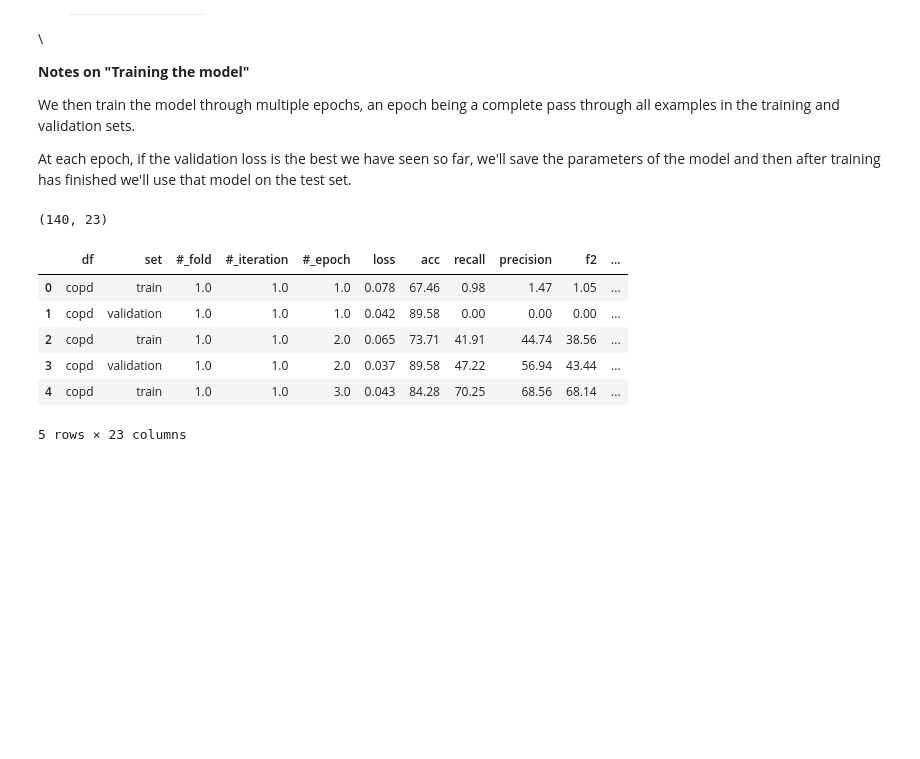
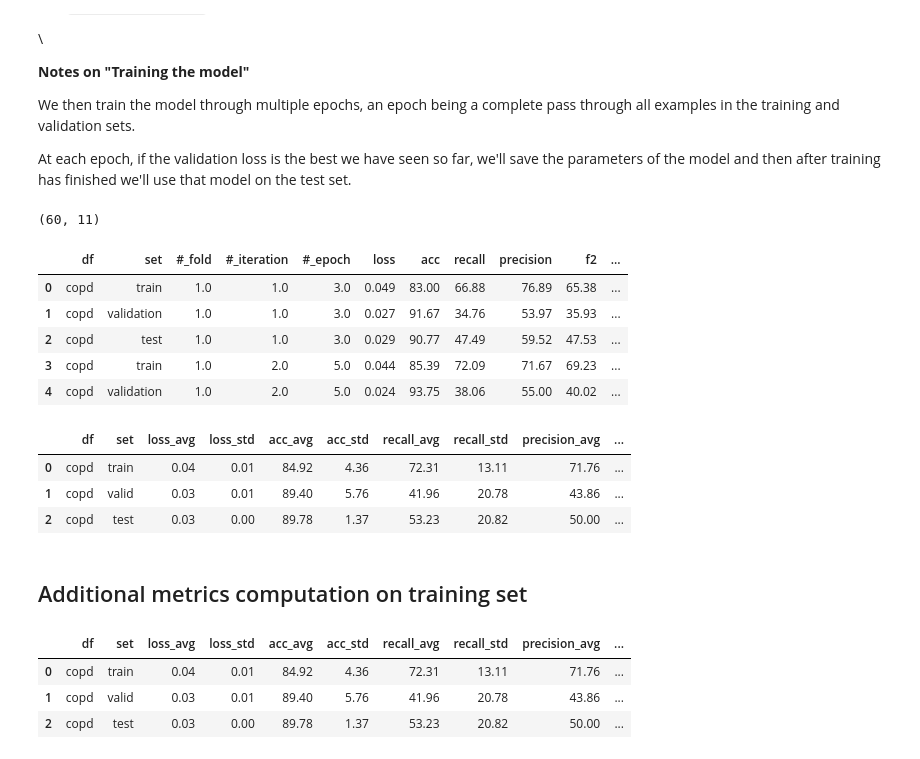
Before and after one commit to aliromagnoli/Baseline-Text-Classification, a Jupyter notebook: Neural_Network_approach.ipynb, the cells around one changed output. Cells and saved outputs as stored; diff of their text form; code cells hidden in the pictures; blank space fills up the shorter version.

```diff
--- a/Neural_Network_approach.ipynb
+++ b/Neural_Network_approach.ipynb
@@ -469,6 +436,8 @@ def evaluate_model(model, iterator, criterion, epoch, fold, iteration, res, set_
   epoch_precision = 0
   epoch_f2 = 0
   epoch_f3 = 0
+  pred = []
+  target = []
 
   model.eval() #puts the model in "evaluation mode", which turns off dropout and batch normalization
 
@@ -480,6 +449,8 @@ def evaluate_model(model, iterator, criterion, epoch, fold, iteration, res, set_
       text, text_lengths = batch.text
 
       predictions = model(text, text_lengths).squeeze(1)
+      pred.append(predictions.cpu())
+      target.append(batch.label.cpu())
 
       loss = criterion(predictions, batch.label)
 
@@ -504,9 +475,7 @@ def evaluate_model(model, iterator, criterion, epoch, fold, iteration, res, set_
              "f2" : round((epoch_f2 / len(iterator))*100, 2),
              "f3" : round((epoch_f3 / len(iterator))*100, 2)}
 
-  res = save_results(metrics, res)
-
-  return res
+  return metrics, pred, target
 # %% [markdown]
 **Evaluate_model method notes:**
 
@@ -522,3 +491,9 @@ def epoch_time(start_time, end_time):
   elapsed_mins = int(elapsed_time / 60)
   elapsed_secs = int(elapsed_time - (elapsed_mins * 60))
   return elapsed_mins, elapsed_secs
+# %%
+def update_results(res, train, val, test):
+  res = res.append(train, ignore_index=True)
+  res = res.append(val, ignore_index=True)
+  res = res.append(test, ignore_index=True)
+  return res
@@ -671,9 +662,9 @@ for j in range(len(SEED)):
     #train the model through multiple epochs
     #EPOCH: complete pass through all examples in the training and validation sets
 
-    N_EPOCHS = 3
+    N_EPOCHS = 5
 
-    best_valid_loss = float('inf')
+    best_val_results = {"loss" : 1}
 
     # TRAINING THE MODEL
 
@@ -688,9 +679,9 @@ for j in range(len(SEED)):
       start_time = time.time()
 
       #training
-      res = train_model(model, train_iterator, optimizer, criterion, epoch+1, j+1, k+1, res)
+      train_results, train_preds, train_target = train_model(model, train_iterator, optimizer, criterion, epoch+1, j+1, k+1, res)
       #evaluation
-      res = evaluate_model(model, valid_iterator, criterion, epoch+1, j+1, k+1, res, "validation")
+      val_results, valid_preds, valid_target = evaluate_model(model, valid_iterator, criterion, epoch+1, j+1, k+1, res, "validation")
 
       #computation of time
       end_time = time.time()
@@ -699,27 +690,31 @@ for j in range(len(SEED)):
       #at each epoch, if the validation loss is the best seen so far,
       #we'll save the parameters of the model and then, after training has finished,
       #we'll use that model on the test set
-      if res["loss"].iloc[-1] < best_valid_loss:
-          best_valid_loss = res["loss"].iloc[-1]
+      if val_results["loss"] < best_val_results["loss"]:
+          best_train_results = train_results
+          best_val_results = val_results
           torch.save(model.state_dict(), 'tut2-model.pt')
 
       #results for each epoch
       #print(f'Epoch: {epoch+1:02} | Epoch Time: {epoch_mins}m {epoch_secs}s')
-      #print(f'\tTrain Loss: {res["loss"].iloc[-2]} | Train Acc: {res["acc"].iloc[-2]}% | Train Recall: {res["recall"].iloc[-2]}% | Train Precision: {res["precision"].iloc[-2]}% | Train F2: {res["f2"].iloc[-2]}% | Train F3: {res["f3"].iloc[-2]}%')
-      #print(f'\t Val. Loss: {res["loss"].iloc[-1]} |  Val. Acc: {res["acc"].iloc[-1]}% | Val. Recall: {res["recall"].iloc[-1]}% | Val. Precision: {res["precision"].iloc[-1]}% | Val. F2: {res["f2"].iloc[-1]}% | Val. F3: {res["f3"].iloc[-1]}%')
+      #print(f'\tTrain Loss: {train_results["loss"]} | Train Acc: {train_results["acc"]}% | Train Recall: {train_results["recall"]}% | Train Precision: {train_results["precision"]}% | Train F2: {train_results["f2"]}% | Train F3: {train_results["f3"]}%')
+      #print(f'\t Val. Loss: {val_results["loss"]} |  Val. Acc: {val_results["acc"]}% | Val. Recall: {val_results["recall"]}% | Val. Precision: {val_results["precision"]}% | Val. F2: {val_results["f2"]}% | Val. F3: {val_results["f3"]}%')
 
     # RESULTS ON TRAIN AND VALIDATION SET WITH THE BEST MODEL
 
+    print(f'Epoch: {best_train_results["#_epoch"]}')
+    print(f'\tTrain Loss: {best_train_results["loss"]} | Train Acc: {best_train_results["acc"]}% | Train Recall: {best_train_results["recall"]}% | Train Precision: {best_train_results["precision"]}% | Train F2: {best_train_results["f2"]}% | Train F3: {best_train_results["f3"]}%')
+    print(f'\t Val. Loss: {best_val_results["loss"]} |  Val. Acc: {best_val_results["acc"]}% | Val. Recall: {best_val_results["recall"]}% | Val. Precision: {best_val_results["precision"]}% | Val. F2: {best_val_results["f2"]}% | Val. F3: {best_val_results["f3"]}%')
 
 
     # RESULTS ON TEST SET
 
     #test loss and accuracy (using parameters that gave the best validation loss)
     model.load_state_dict(torch.load('tut2-model.pt'))
-    res = evaluate_model(model, test_iterator, criterion, epoch+1, j+1, k+1, res, "test")
-    print(f'\nTest Loss: {res["loss"].iloc[-1]} | Test Acc: {res["acc"].iloc[-1]}% | Test Recall: {res["recall"].iloc[-1]}% | Test Precision: {res["precision"].iloc[-1]}% | Test F2: {res["f2"].iloc[-1]}% | Test F3: {res["f3"].iloc[-1]}%')
+    test_results, test_preds, test_target = evaluate_model(model, test_iterator, criterion, best_train_results["#_epoch"], j+1, k+1, res, "test")
+    print(f'\nTest Loss: {test_results["loss"]} | Test Acc: {test_results["acc"]}% | Test Recall: {test_results["recall"]}% | Test Precision: {test_results["precision"]}% | Test F2: {test_results["f2"]}% | Test F3: {test_results["f3"]}%')
 
-    res = compute_avg_and_std(res)
+    res = update_results(res, best_train_results, best_val_results, test_results)
 # %% [output]
 Label distribution in training set: Counter({0: 705, 1: 352})
 
@@ -799,13 +794,22 @@ We then train the model through multiple epochs, an epoch being a complete pass
 At each epoch, if the validation loss is the best we have seen so far, we'll save the parameters of the model and then after training has finished we'll use that model on the test set.
 # %%
 print(res.shape)
-display(res.head(5))
+display(res.head())
 # %% [output]
-(140, 23)
+(60, 11)
 |  | df | set | #_fold | #_iteration | #_epoch | loss | acc | recall | precision | f2 | ... |
-| 0 | copd | train | 1.0 | 1.0 | 1.0 | 0.078 | 67.46 | 0.98 | 1.47 | 1.05 | ... |
-| 1 | copd | validation | 1.0 | 1.0 | 1.0 | 0.042 | 89.58 | 0.00 | 0.00 | 0.00 | ... |
-| 2 | copd | train | 1.0 | 1.0 | 2.0 | 0.065 | 73.71 | 41.91 | 44.74 | 38.56 | ... |
-| 3 | copd | validation | 1.0 | 1.0 | 2.0 | 0.037 | 89.58 | 47.22 | 56.94 | 43.44 | ... |
-| 4 | copd | train | 1.0 | 1.0 | 3.0 | 0.043 | 84.28 | 70.25 | 68.56 | 68.14 | ... |
+| 0 | copd | train | 1.0 | 1.0 | 3.0 | 0.049 | 83.00 | 66.88 | 76.89 | 65.38 | ... |
+| 1 | copd | validation | 1.0 | 1.0 | 3.0 | 0.027 | 91.67 | 34.76 | 53.97 | 35.93 | ... |
+| 2 | copd | test | 1.0 | 1.0 | 3.0 | 0.029 | 90.77 | 47.49 | 59.52 | 47.53 | ... |
+| 3 | copd | train | 1.0 | 2.0 | 5.0 | 0.044 | 85.39 | 72.09 | 71.67 | 69.23 | ... |
+| 4 | copd | validation | 1.0 | 2.0 | 5.0 | 0.024 | 93.75 | 38.06 | 55.00 | 40.02 | ... |
-5 rows × 23 columns
+# %%
+results = compute_avg_std(res)
+display(results.head())
+# %% [output]
+|  | df | set | loss_avg | loss_std | acc_avg | acc_std | recall_avg | recall_std | precision_avg | ... |
+| 0 | copd | train | 0.04 | 0.01 | 84.92 | 4.36 | 72.31 | 13.11 | 71.76 | ... |
+| 1 | copd | valid | 0.03 | 0.01 | 89.40 | 5.76 | 41.96 | 20.78 | 43.86 | ... |
+| 2 | copd | test | 0.03 | 0.00 | 89.78 | 1.37 | 53.23 | 20.82 | 50.00 | ... |
+# %% [markdown]
+## Additional metrics computation on training set
@@ -812,3 +913,10 @@ display(res.head(5))
+# %%
+results
+# %% [output]
+|  | df | set | loss_avg | loss_std | acc_avg | acc_std | recall_avg | recall_std | precision_avg | ... |
+| 0 | copd | train | 0.04 | 0.01 | 84.92 | 4.36 | 72.31 | 13.11 | 71.76 | ... |
+| 1 | copd | valid | 0.03 | 0.01 | 89.40 | 5.76 | 41.96 | 20.78 | 43.86 | ... |
+| 2 | copd | test | 0.03 | 0.00 | 89.78 | 1.37 | 53.23 | 20.82 | 50.00 | ... |
 # %%
 #saving results in a csv file
 if from_drive == True:
```
Also changed, not shown: parts of 12 cells of this notebook.
